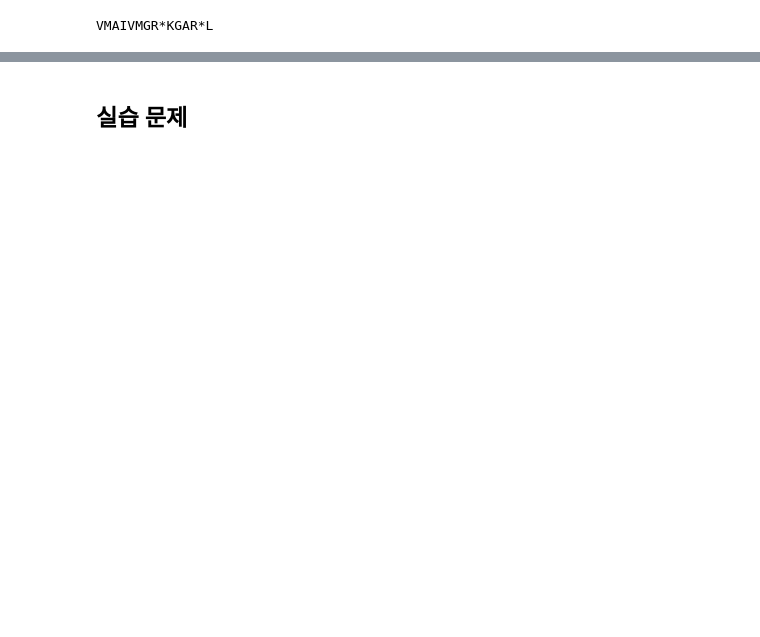
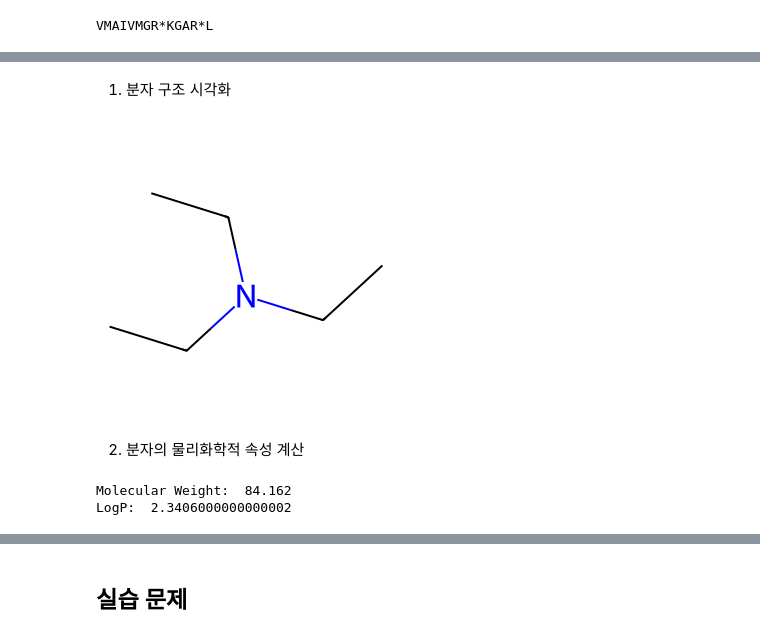
Before and after one commit to jyryu3161/python_biotech, a Jupyter notebook: lab7_파이썬_모듈_패키지.ipynb, the cells around one changed output, grey strips where cells are left out. Saved outputs shown, nothing was run; the diff lists cells and outputs as text; code cells hidden in the pictures; blank space fills up the shorter version.

```diff
--- a/lab7_파이썬_모듈_패키지.ipynb
+++ b/lab7_파이썬_모듈_패키지.ipynb
@@ -77,0 +122,27 @@ VMAIVMGR*KGAR*L
+# %% [markdown]
+1. 분자 구조 시각화
+# %%
+from rdkit import Chem
+from rdkit.Chem import Draw
+
+smiles = "CCN(CC)CC"
+molecule = Chem.MolFromSmiles(smiles)
+Draw.MolToImage(molecule)
+# %% [output]
+[figure, added]
+# %% [markdown]
+2. 분자의 물리화학적 속성 계산
+# %%
+from rdkit import Chem
+from rdkit.Chem import Descriptors
+
+smiles = "C1CCCCC1"
+molecule = Chem.MolFromSmiles(smiles)
+mol_weight = Descriptors.MolWt(molecule)
+log_p = Descriptors.MolLogP(molecule)
+
+print("Molecular Weight: ", mol_weight)
+print("LogP: ", log_p)
+# %% [output]
+Molecular Weight:  84.162
+LogP:  2.3406000000000002
```
Also changed, not shown: parts of 15 cells of this notebook.
